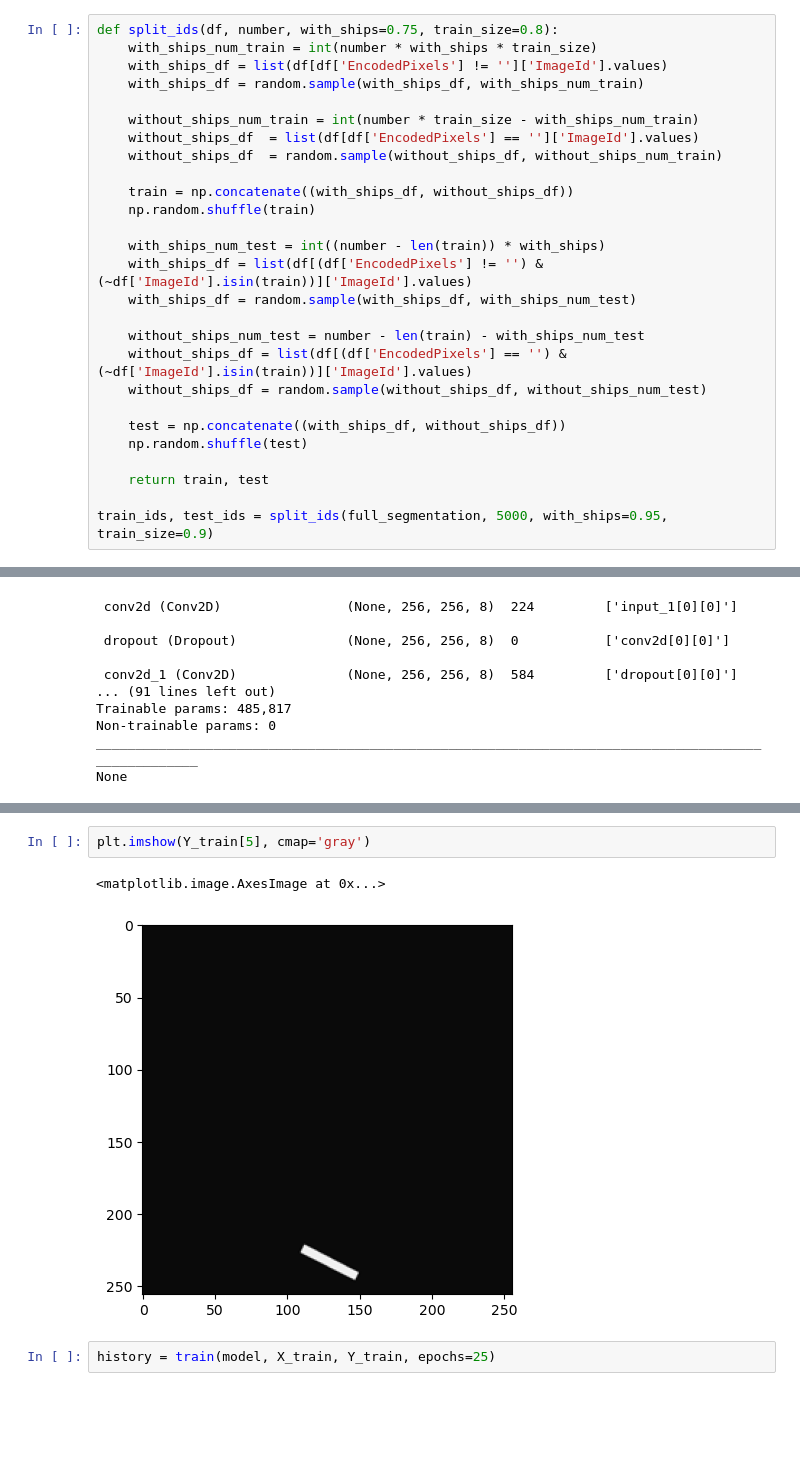
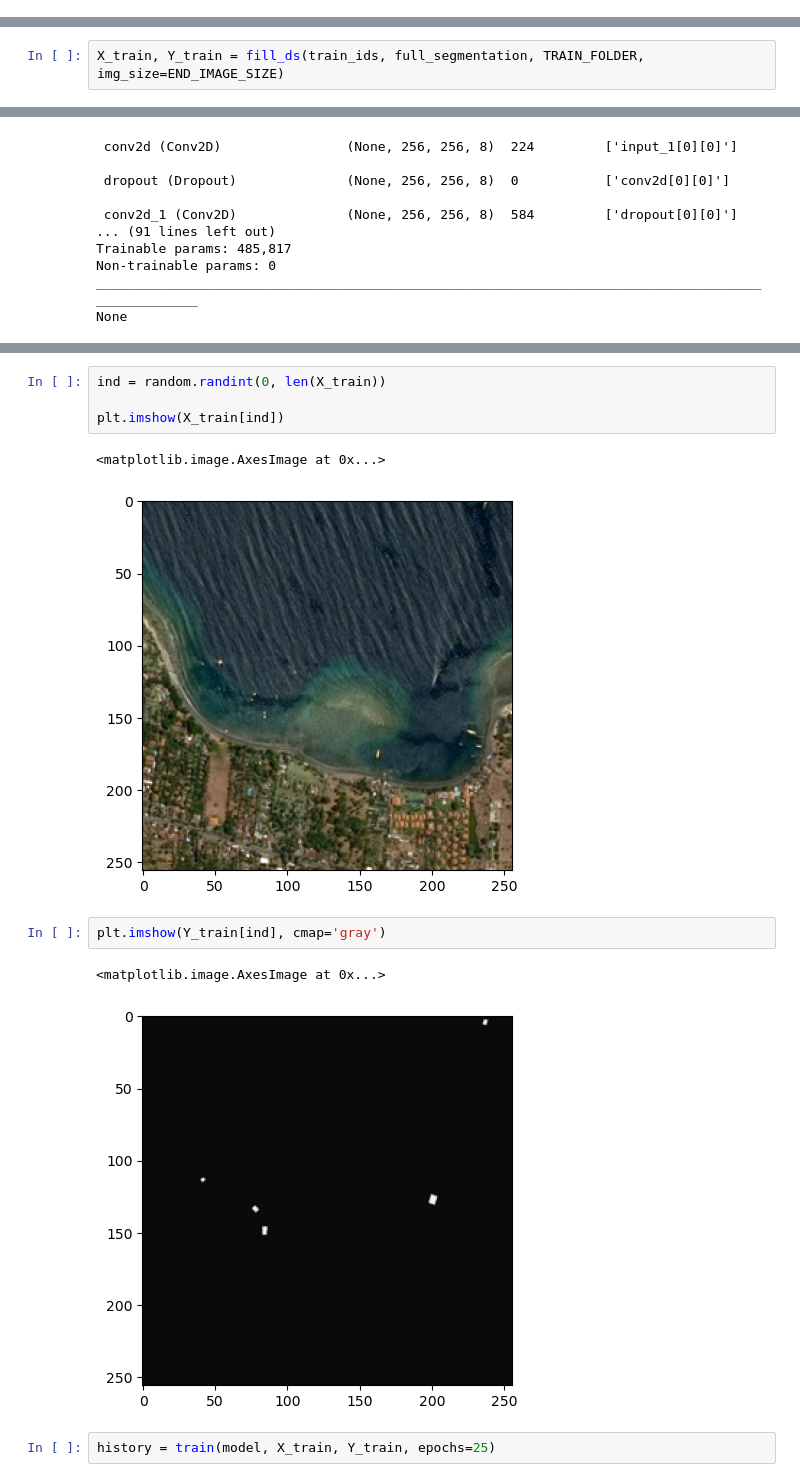
Before and after one commit to muratalkhadam/ship-segmentation, a Jupyter notebook: src/model-implementation.ipynb, the cells around one changed output, grey strips where cells are left out. Saved outputs shown, nothing was run; the diff lists cells and outputs as text; blank space fills up the shorter version.

```diff
--- a/src/model-implementation.ipynb
+++ b/src/model-implementation.ipynb
@@ -97,27 +61,0 @@ def display_image_with_segmentation(img_id, dataset):
-# %%
-def split_ids(df, number, with_ships=0.75, train_size=0.8):
-    with_ships_num_train = int(number * with_ships * train_size)
-    with_ships_df = list(df[df['EncodedPixels'] != '']['ImageId'].values)
-    with_ships_df = random.sample(with_ships_df, with_ships_num_train)
-
-    without_ships_num_train = int(number * train_size - with_ships_num_train)
-    without_ships_df  = list(df[df['EncodedPixels'] == '']['ImageId'].values)
-    without_ships_df  = random.sample(without_ships_df, without_ships_num_train)
-
-    train = np.concatenate((with_ships_df, without_ships_df))
-    np.random.shuffle(train)
-
-    with_ships_num_test = int((number - len(train)) * with_ships)
-    with_ships_df = list(df[(df['EncodedPixels'] != '') & (~df['ImageId'].isin(train))]['ImageId'].values)
-    with_ships_df = random.sample(with_ships_df, with_ships_num_test)
-
-    without_ships_num_test = number - len(train) - with_ships_num_test
-    without_ships_df = list(df[(df['EncodedPixels'] == '') & (~df['ImageId'].isin(train))]['ImageId'].values)
-    without_ships_df = random.sample(without_ships_df, without_ships_num_test)
-
-    test = np.concatenate((with_ships_df, without_ships_df))
-    np.random.shuffle(test)
-
-    return train, test
-
-train_ids, test_ids = split_ids(full_segmentation, 5000, with_ships=0.95, train_size=0.9)
@@ -141,3 +64,5 @@ for n, img_id in tqdm(enumerate(train_ids), total=len(train_ids)):
+# %%
+X_train, Y_train = fill_ds(train_ids, full_segmentation, TRAIN_FOLDER, img_size=END_IMAGE_SIZE)
 # %%
 model = create_unet(filters=8)
 # %% [output]
@@ -166,8 +86,15 @@ plt.imshow(X_train[5])
+# %%
+ind = random.randint(0, len(X_train))
+
+plt.imshow(X_train[ind])
+# %% [output]
+<matplotlib.image.AxesImage at 0x...>
+[figure, added]
 # %%
-plt.imshow(Y_train[5], cmap='gray')
+plt.imshow(Y_train[ind], cmap='gray')
 # %% [output]
 <matplotlib.image.AxesImage at 0x...>
-[figure, old version]
+[figure, new version]
 # %%
 history = train(model, X_train, Y_train, epochs=25)
 # %% [output]
```
Also changed, not shown: parts of 14 cells of this notebook.
